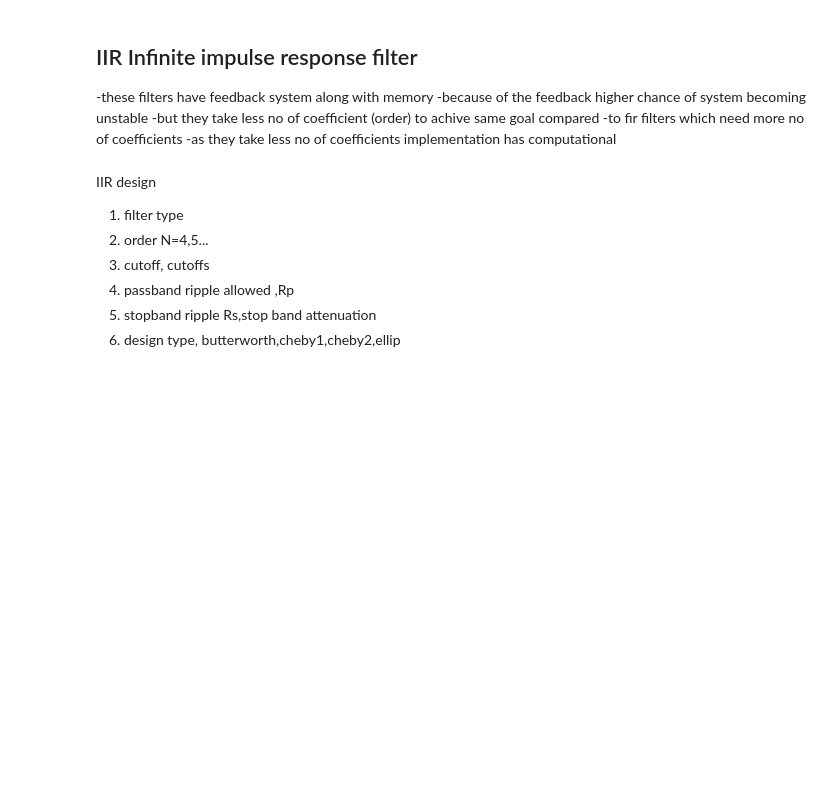
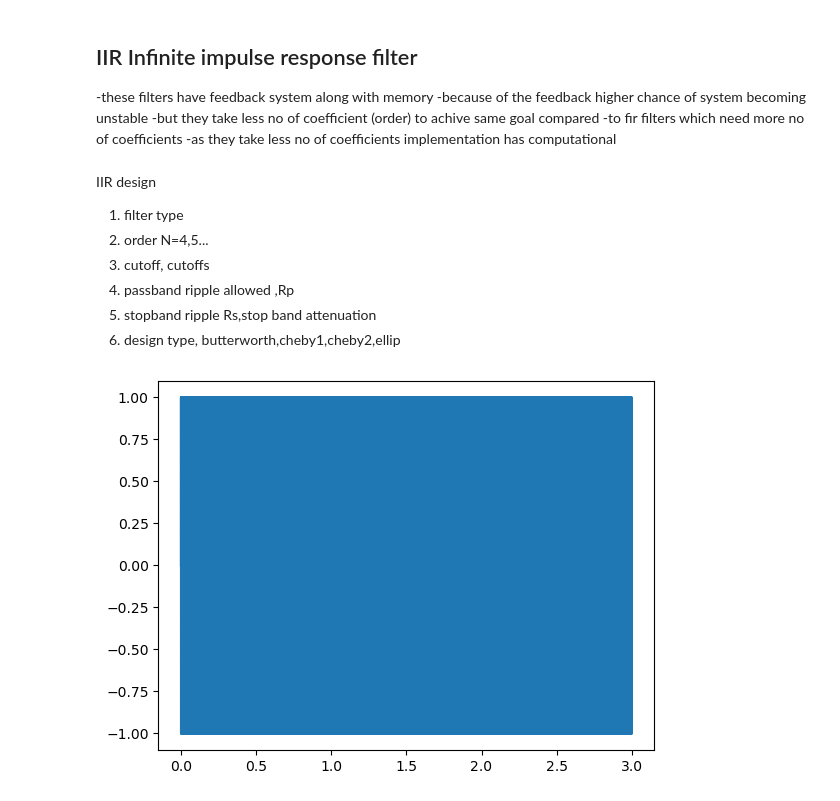
Before and after one commit to MohammedZaid-AI/Signal-processing-with-AI, a Jupyter notebook: Day2.ipynb, the cells around one changed output. Drawn from its saved outputs; the diff is of its cells as text; code cells hidden in the pictures; blank space fills up the shorter version.

```diff
--- a/Day2.ipynb
+++ b/Day2.ipynb
@@ -265,3 +265,19 @@ rs=40#stopband ripple allowed
 b,a=butter(N,cutoff,fs=fs)
 #cheby1
 b1,a1=cheby1(N,rp,cutoff,fs=fs)
+# %%
+import numpy as np
+import matplotlib.pyplot as plt
+fs=8000
+t=np.arange(0,3,1/fs)
+y=np.sin(2*np.pi*1000*t)
+plt.plot(t,y)
+plt.show()
+
+#to play it use ipython audio
+from IPython.display import Audio
+#to play normalize the negative freq part
+y=y/np.max(np.abs(y))
+Audio(y,rate=fs)
+# %% [output]
+[figure, added]
```
Also changed, not shown: parts of 3 cells of this notebook, 1 other file.
